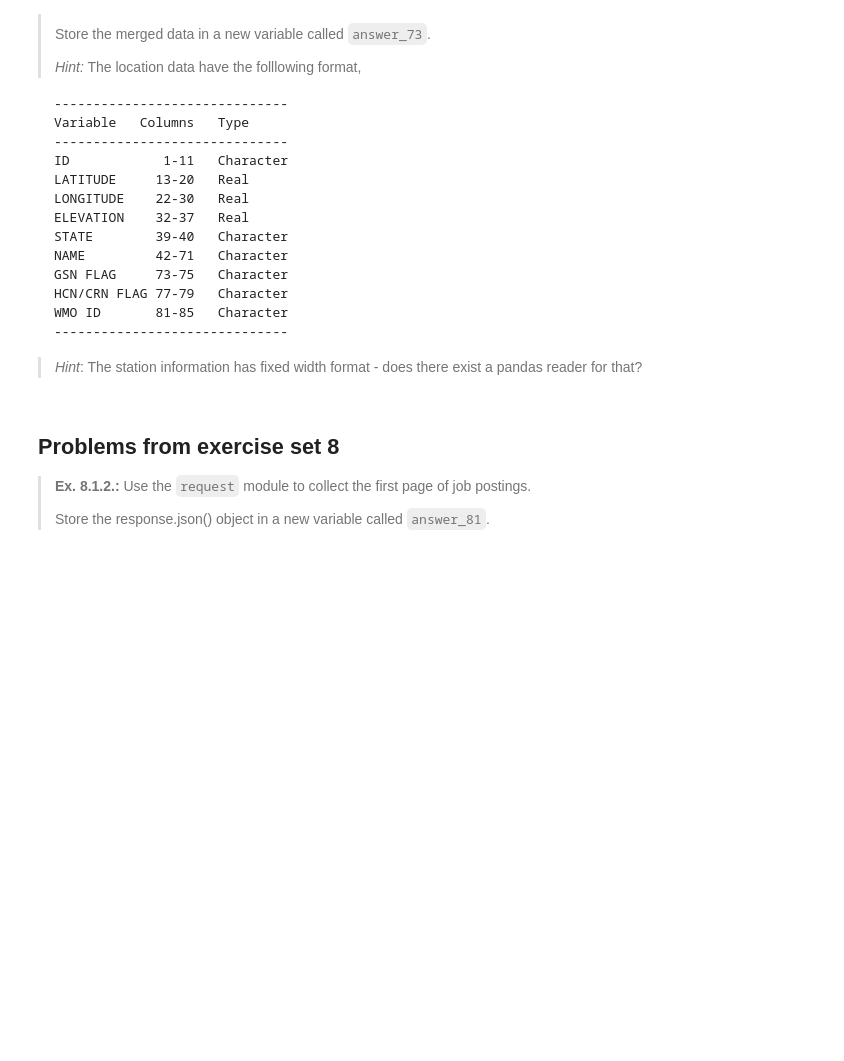
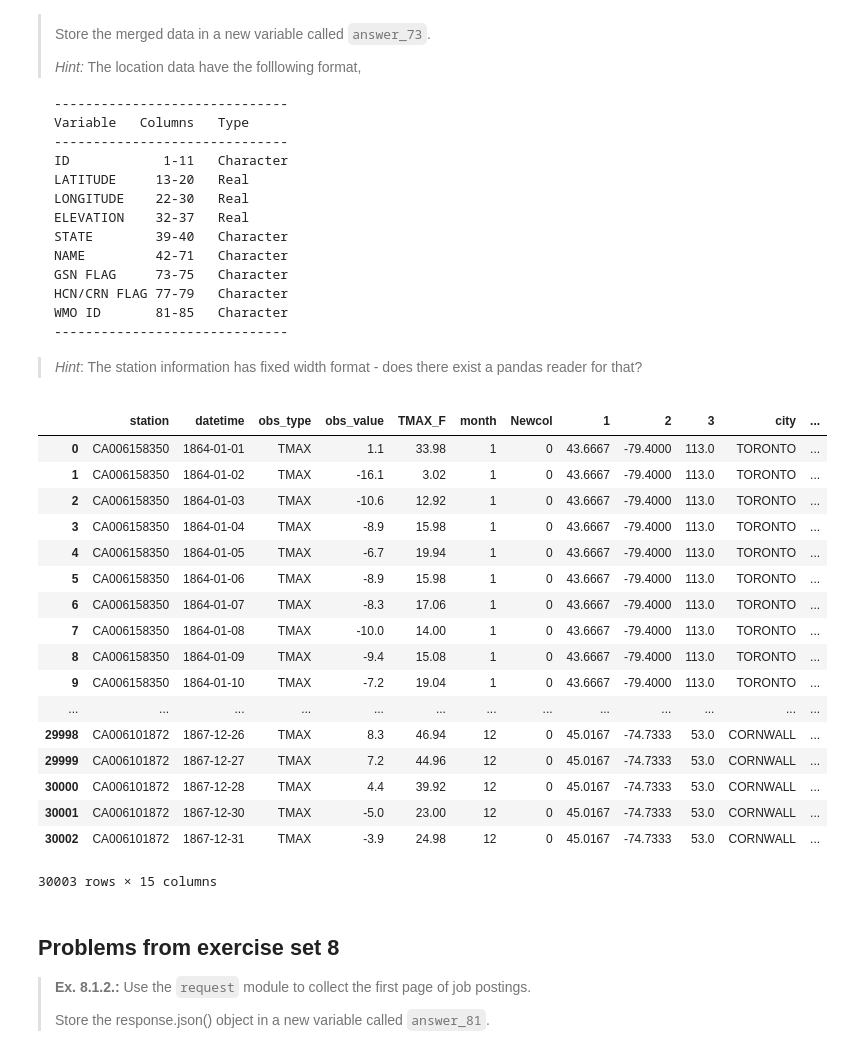
Before and after one commit to BjornCilleborg/sds2019, a Jupyter notebook: assignments/assignment1/assignment_1.ipynb, the cells around one changed output. Drawn from its saved outputs; the diff is of its cells as text; code cells hidden in the pictures; blank space fills up the shorter version.

```diff
--- a/assignments/assignment1/assignment_1.ipynb
+++ b/assignments/assignment1/assignment_1.ipynb
@@ -256,3 +249,14 @@ raise NotImplementedError()
+# %%
+import re
+
+patterns= [r'\D+'] # Check pattern for only non-numeric characters
+GHCND_ID = [] # Create empty list
+for i in weather_1864['station']: # Loop through all stations
+    for p in patterns: # Loop through pattern
+        match = re.findall(p, i) # extract country code
+        GHCND_ID.append(match[0]) # Append country code to list
+
+weather_1864['answer_61'] = GHCND_ID
 # %%
 assert sorted(weather_1864['answer_61'].str[:2].unique()) == sorted(['SZ', 'CA', 'EZ', 'GM', 'AU', 'IT', 'BE', 'UK', 'EI', 'AG', 'AS'])
 # %% [markdown]
@@ -303,0 +354,10 @@ raise NotImplementedError()
+# %%
+years = [i for i in range(1864,1868)]
+df_coll = []
+for year in years:
+    df_year=prepareWeatherData(str(year))
+    df_coll+=[df_year]
+
+answer_72 = pd.concat(df_coll, axis=0, sort=False)
+answer_72['Newcol'] = 0
+answer_72
@@ -335,3 +409,30 @@ raise NotImplementedError()
+# %%
+df_station=pd.read_fwf('https://www1.ncdc.noaa.gov/pub/data/ghcn/daily/ghcnd-stations.txt', header=None)
+df_station.columns = ['station', '1', '2','3', 'city', '5', '6', '7']
+df_station['new col'] = 0
+df_station.reset_index(drop=True)
+df_station.set_index('station')
+answer_73 =  pd.merge(answer_72, df_station, on='station', how='inner')
+answer_73
+# %% [output]
+|  | station | datetime | obs_type | obs_value | TMAX_F | month | Newcol | 1 | 2 | 3 | city | ... |
+| 0 | CA006158350 | 1864-01-01 | TMAX | 1.1 | 33.98 | 1 | 0 | 43.6667 | -79.4000 | 113.0 | TORONTO | ... |
+| 1 | CA006158350 | 1864-01-02 | TMAX | -16.1 | 3.02 | 1 | 0 | 43.6667 | -79.4000 | 113.0 | TORONTO | ... |
+| 2 | CA006158350 | 1864-01-03 | TMAX | -10.6 | 12.92 | 1 | 0 | 43.6667 | -79.4000 | 113.0 | TORONTO | ... |
+| 3 | CA006158350 | 1864-01-04 | TMAX | -8.9 | 15.98 | 1 | 0 | 43.6667 | -79.4000 | 113.0 | TORONTO | ... |
+| 4 | CA006158350 | 1864-01-05 | TMAX | -6.7 | 19.94 | 1 | 0 | 43.6667 | -79.4000 | 113.0 | TORONTO | ... |
+| 5 | CA006158350 | 1864-01-06 | TMAX | -8.9 | 15.98 | 1 | 0 | 43.6667 | -79.4000 | 113.0 | TORONTO | ... |
+| 6 | CA006158350 | 1864-01-07 | TMAX | -8.3 | 17.06 | 1 | 0 | 43.6667 | -79.4000 | 113.0 | TORONTO | ... |
+| 7 | CA006158350 | 1864-01-08 | TMAX | -10.0 | 14.00 | 1 | 0 | 43.6667 | -79.4000 | 113.0 | TORONTO | ... |
+| 8 | CA006158350 | 1864-01-09 | TMAX | -9.4 | 15.08 | 1 | 0 | 43.6667 | -79.4000 | 113.0 | TORONTO | ... |
+| 9 | CA006158350 | 1864-01-10 | TMAX | -7.2 | 19.04 | 1 | 0 | 43.6667 | -79.4000 | 113.0 | TORONTO | ... |
+| ... | ... | ... | ... | ... | ... | ... | ... | ... | ... | ... | ... | ... |
+| 29998 | CA006101872 | 1867-12-26 | TMAX | 8.3 | 46.94 | 12 | 0 | 45.0167 | -74.7333 | 53.0 | CORNWALL | ... |
+| 29999 | CA006101872 | 1867-12-27 | TMAX | 7.2 | 44.96 | 12 | 0 | 45.0167 | -74.7333 | 53.0 | CORNWALL | ... |
+| 30000 | CA006101872 | 1867-12-28 | TMAX | 4.4 | 39.92 | 12 | 0 | 45.0167 | -74.7333 | 53.0 | CORNWALL | ... |
+| 30001 | CA006101872 | 1867-12-30 | TMAX | -5.0 | 23.00 | 12 | 0 | 45.0167 | -74.7333 | 53.0 | CORNWALL | ... |
+| 30002 | CA006101872 | 1867-12-31 | TMAX | -3.9 | 24.98 | 12 | 0 | 45.0167 | -74.7333 | 53.0 | CORNWALL | ... |
+30003 rows × 15 columns
 # %%
 assert answer_73.shape == (5686, 15) or answer_73.shape == (30003, 15)
 # %% [markdown]
```
Also changed, not shown: parts of 16 cells of this notebook.
